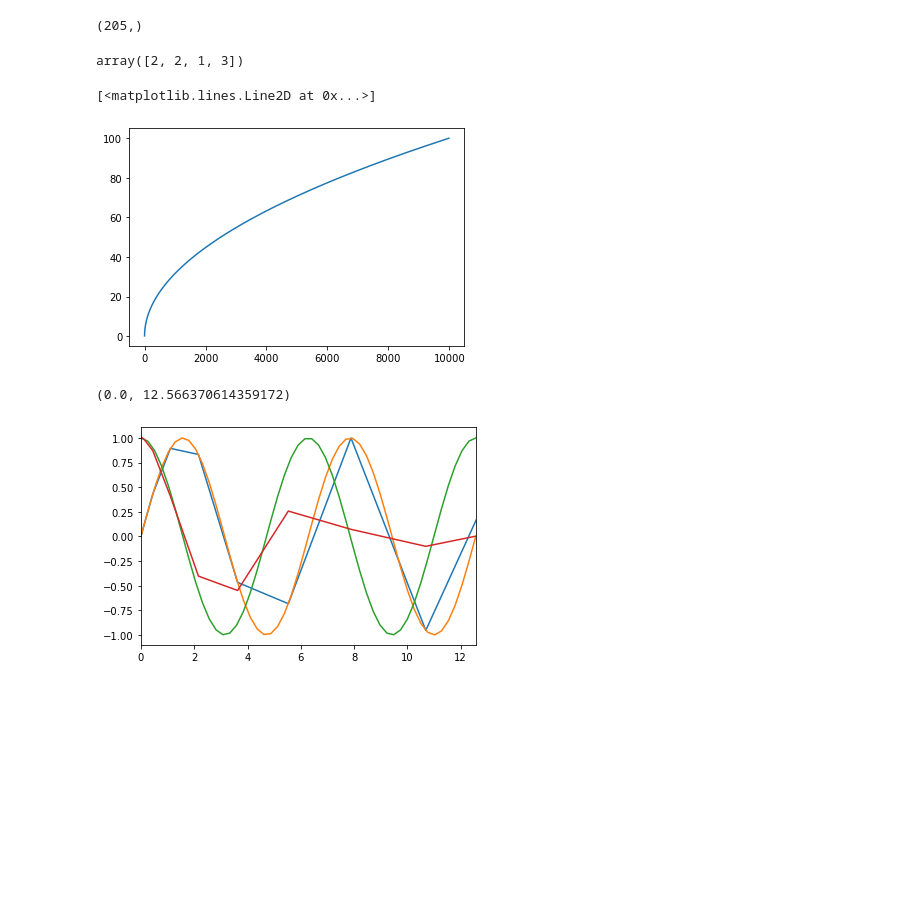
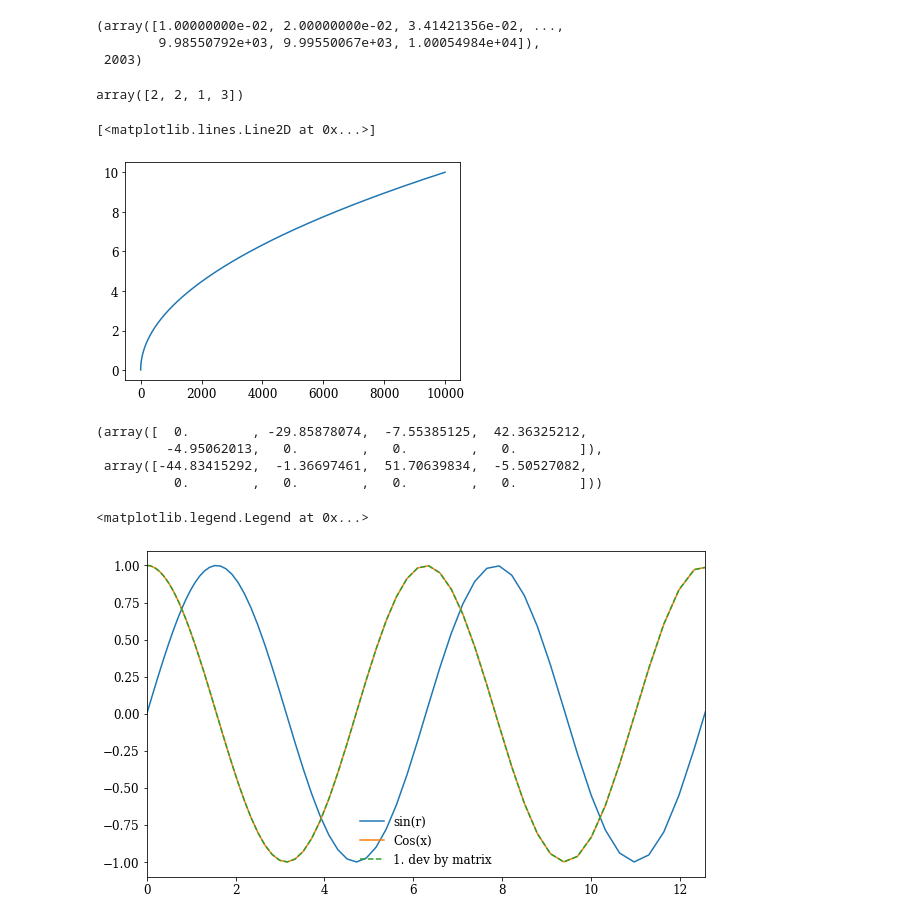
Before and after one commit to agent031/bachelor_code, a Jupyter notebook: Suzuki_solutions/checking_irregular_grid.ipynb, the cells around one changed output. Saved outputs shown, nothing was run; the diff lists cells and outputs as text; code cells hidden in the pictures; blank space fills up the shorter version.

```diff
--- a/Suzuki_solutions/checking_irregular_grid.ipynb
+++ b/Suzuki_solutions/checking_irregular_grid.ipynb
@@ -2,16 +2,25 @@
 import matplotlib as mpl
 import matplotlib.pyplot as plt
 import numpy as np
+import sys
 
 
 sys.path.append('../Numerical_methods')
-from bachelor_funcs import get_1_dev_new, Σ_initial, r_array, first_dev_matrix
+from bachelor_funcs import Σ_initial, r_array, first_dev_matrix, get_1_dev_irr
 from ODE_schemes import stencil_calc
 from scheme_calculator import *
+
+# Set som plotting standards:
+font = {'family' : 'serif',
+        'weight' : 'normal',
+        'size'   : 12}
+mpl.rc('font', **font)
-# %%
-len(r_array),
-# %% [output]
-(205,)
+# %%
+r_array, len(r_array)
+# %% [output]
+(array([1.00000000e-02, 2.00000000e-02, 3.41421356e-02, ...,
+        9.98550792e+03, 9.99550067e+03, 1.00054984e+04]),
+ 2003)
 # %%
 t = np.array([1, 3, 5, 6, 9])
 t_d = np.diff(t)
@@ -22,4 +31,4 @@ array([2, 2, 1, 3])
 plt.plot(r_array[:-1], np.diff(r_array))
 # %% [output]
 [<matplotlib.lines.Line2D at 0x...>]
-[figure, old version]
+[figure, new version]
@@ -42,14 +35,24 @@ for i in range(N):
 # %%
-r_dev1 = first_dev_matrix @ np.sin(r_array)
+r_dev1 = get_1_dev_irr(np.sin(r_array))
+# %%
+first_dev_matrix[2,:8], first_dev_matrix[1,:8]
+# %% [output]
+(array([  0.        , -29.85878074,  -7.55385125,  42.36325212,
+         -4.95062013,   0.        ,   0.        ,   0.        ]),
+ array([-44.83415292,  -1.36697461,  51.70639834,  -5.50527082,
+          0.        ,   0.        ,   0.        ,   0.        ]))
 # %%
+plt.figure(figsize=(10,6))
 x = np.linspace(0, 4*np.pi)
-plt.plot(r_array, np.sin(r_array))
-plt.plot(x, np.sin(x))
-plt.plot(x, np.cos(x))
-plt.plot(r_array, r_dev1)
+plt.plot(r_array, np.sin(r_array), label='sin(r)')
+#plt.plot(x, np.sin(x))
+plt.plot(r_array, np.cos(r_array), label='Cos(x)')
+plt.plot(r_array, r_dev1, ls='--', label = '1. dev by matrix')
+
 
 
 plt.xlim(0, 4*np.pi)
+plt.legend(frameon=False)
 # %% [output]
-(0.0, 12.566370614359172)
+<matplotlib.legend.Legend at 0x...>
-[figure, old version]
+[figure, new version]
```
Also changed, not shown: parts of 3 cells of this notebook.
